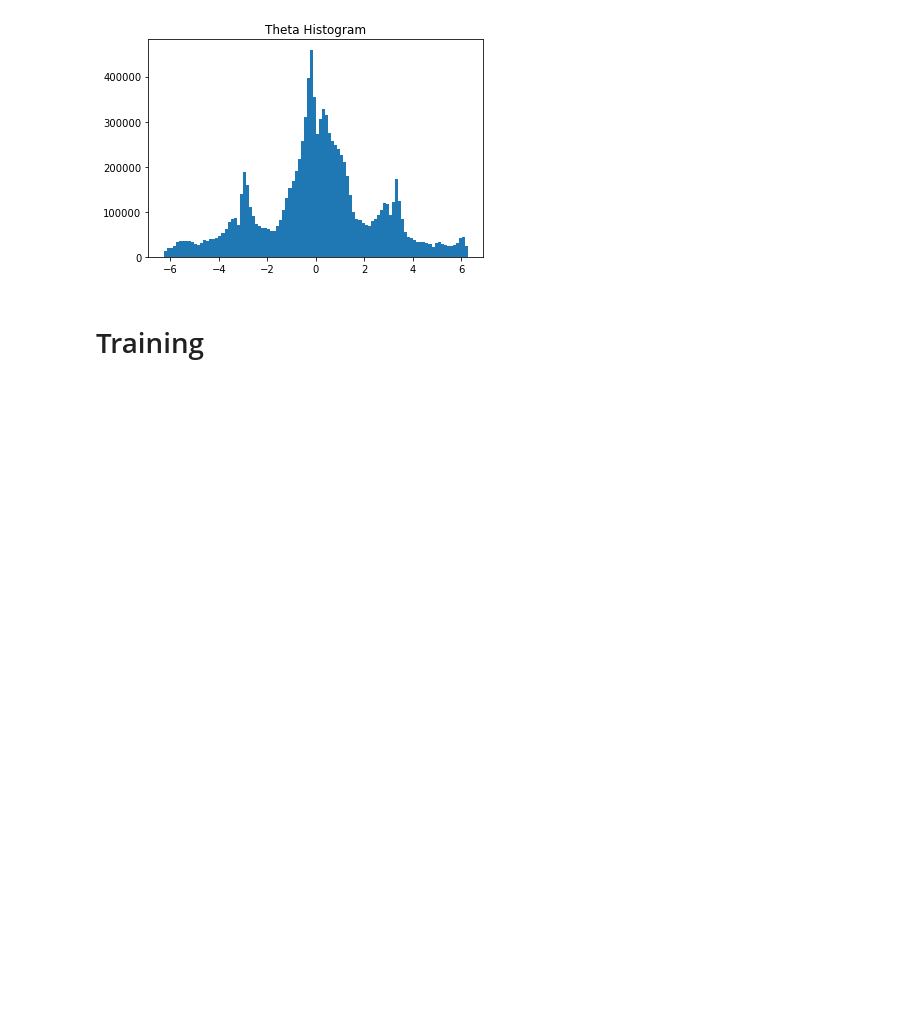
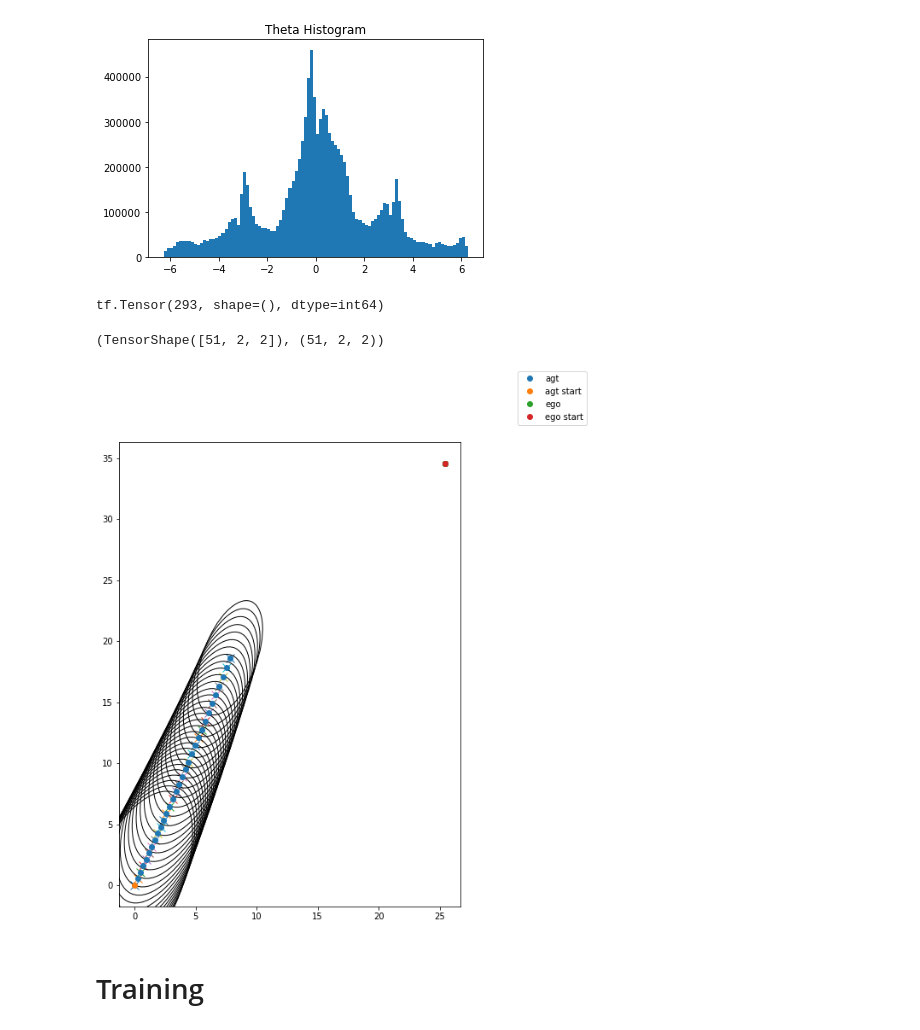
Before and after one commit to YueYao-bot/Waymo_Motion_Analyse, a Jupyter notebook: agt_traj_analyse.ipynb, the cells around one changed output. Saved outputs shown, nothing was run; the diff lists cells and outputs as text; code cells hidden in the pictures; blank space fills up the shorter version.

```diff
--- a/agt_traj_analyse.ipynb
+++ b/agt_traj_analyse.ipynb
@@ -28,8 +28,8 @@ tfp.__version__, tf.__version__
 # Load Data
 # %%
 BATCH_SIZE = 1024
-num_points_in_one_traj = 81
-object_type = 'pedestrain' #
+num_points_in_one_traj = 51
+object_type = 'vehicle' #
 # %%
 if object_type == 'vehicle':
     with open('data/' + object_type + '/agt_trajs_' + str(num_points_in_one_traj) + '_json/agt_trajs_select_non_outlier_indicies.json', "r") as read_file:
@@ -83,3 +106,63 @@ found
+# %%
+if object_type == 'vehicle':
+    with open('data/' + object_type + '/agt_trajs_' + str(num_points_in_one_traj) + '_json/agt_trajs_select_non_outlier_indicies.json', "r") as read_file:
+        idx_trajs_select = json.load(read_file)
+
+    list_dataset = dataloader_utils.generate_selected_file_list_dataset('data/' + object_type + '/agt_trajs_json/', idx_trajs_select)
+    start_idx_dataset = dataloader_utils.generate_selected_start_indicies_dataset('data/' + object_type + '/agt_trajs_' + str(num_points_in_one_traj) + '_json/agt_trajs_start_point_indicies.json')
+    combined_dataset = tf.data.Dataset.zip((list_dataset, start_idx_dataset))
+else:
+    with open('data/' + object_type + '/agt_trajs_' + str(num_points_in_one_traj) + '_json/agt_trajs_outlier_indicies.json', "r") as read_file:
+        idx_outlier = json.load(read_file)
+
+    list_dataset = dataloader_utils.generate_file_list_dataset('data/' + object_type + '/agt_trajs_json/', idx_outlier)
+    start_idx_dataset = dataloader_utils.generate_start_indicies_dataset('data/' + object_type + '/agt_trajs_' + str(num_points_in_one_traj) + '_json/agt_trajs_start_point_indicies.json', idx_outlier)
+
+combined_dataset = tf.data.Dataset.zip((list_dataset, start_idx_dataset))
+
+dataProcessor = dataloader_utils.DataProcessor(BATCH_SIZE, combined_dataset, num_points_in_one_traj, traj_type = 'agt_traj')
+dataProcessor.load_process_test(shuffle = False)
+
+print(dataProcessor.loaded_dataset.__len__())
+# %% [output]
+tf.Tensor(293, shape=(), dtype=int64)
+# %%
+for times, agt_traj, ego_traj, d_norm, R in dataProcessor.loaded_dataset:
+    batch_size = times.shape[0]
+    break
+# %%
+sample_idx = 10
+time_sample = times[sample_idx]
+agt_traj_sample = agt_traj[sample_idx]
+ego_traj_sample = ego_traj[sample_idx]
+d_sample = d_norm[sample_idx]
+R_sample = R[sample_idx]
+B_lon = np.array([0.05, 0.05, 0.005])[:, None]
+B_lat = np.array([0.01, 0.01, 0.001])[:, None]
+# %%
+phi_d = utils.expand(d_sample, bf=utils.polynomial_basis_function, bf_args=range(1, 2+1))
+var_lon = phi_d@B_lon
+var_lat = phi_d@B_lat
+
+cov = tf.linalg.diag(tf.concat([var_lon, var_lat], axis = 1)).numpy()
+cov_rotated = R_sample @ cov @ np.transpose(R_sample, (0,2,1))
+# %%
+R_sample.shape, cov.shape
+# %% [output]
+(TensorShape([51, 2, 2]), (51, 2, 2))
+# %%
+fig, ax = plt.subplots(figsize = (10,10))
+ax.plot(agt_traj_sample[:num_points_in_one_traj], agt_traj_sample[num_points_in_one_traj:], 'o', label = "agt")
+ax.plot(agt_traj_sample[0], agt_traj_sample[num_points_in_one_traj], 'o', label = "agt start")
+ax.plot(ego_traj_sample[:num_points_in_one_traj], ego_traj_sample[num_points_in_one_traj:], 'o', label = "ego")
+ax.plot(ego_traj_sample[0], ego_traj_sample[num_points_in_one_traj], 'o', label = "ego start")
+
+for i, c in enumerate(cov_rotated):
+    draw_confidence_ellipse([agt_traj_sample[i],agt_traj_sample[i+num_points_in_one_traj]], c, ax, linewidth = 1)
+fig.legend()
+ax.set_aspect('equal')
+# %% [output]
+[figure, added]
 # %% [markdown]
 # Training
 # %%
```
Also changed, not shown: parts of 10 cells of this notebook, 2 other files.
